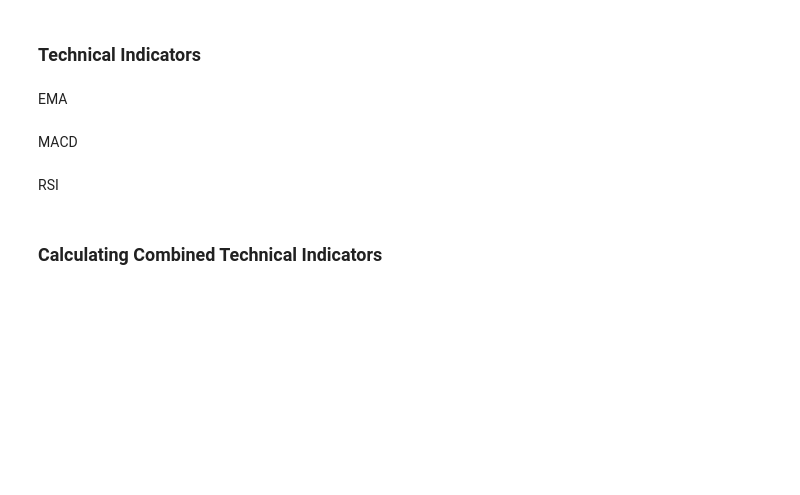
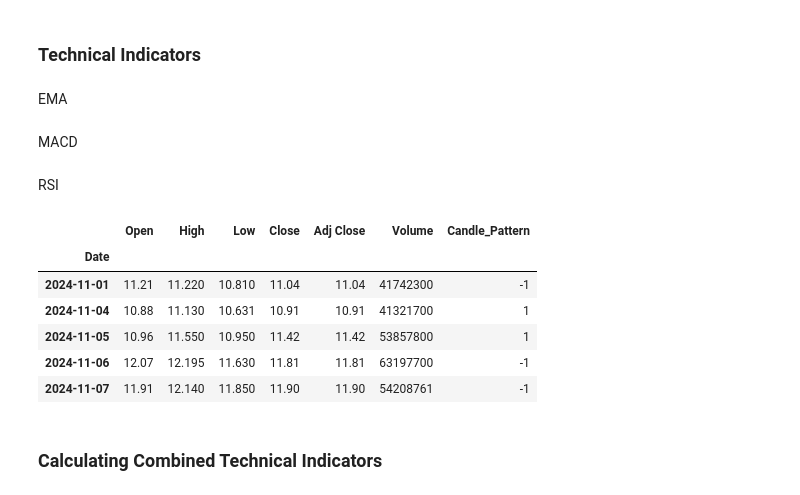
Before and after one commit to rindelicato/stock_technical_analysis, a Jupyter notebook: stock_technical_anaylsis.ipynb, the cells around one changed output. Drawn from its saved outputs; the diff is of its cells as text; code cells hidden in the pictures; blank space fills up the shorter version.

```diff
--- a/stock_technical_anaylsis.ipynb
+++ b/stock_technical_anaylsis.ipynb
@@ -114,3 +118,25 @@ def rsi(dataset, overbought_level, oversold_level):
+# %%
+'''
+The Candle Pattern function is adding the column Candle_Pattern to the dataframe
+Candle_Pattern is represented by 0 meaing no change, 1 meaning Close is > the Open, -1 Close < the Open indicating which candle to show.
+'''
+
+def candle_pattern(dataset):
+    dataset['Candle_Pattern'] = 0
+    dataset.loc[dataset['Close'] > dataset['Open'], 'Candle_Pattern'] = 1
+    dataset.loc[dataset['Close'] < dataset['Open'], 'Candle_Pattern'] = -1
+    return dataset
+# %%
+candl = candle_pattern(df_daily)
+candl.tail()
+# %% [output]
+|  | Open | High | Low | Close | Adj Close | Volume | Candle_Pattern |
+| Date |  |  |  |  |  |  |  |
+| 2024-11-01 | 11.21 | 11.220 | 10.810 | 11.04 | 11.04 | 41742300 | -1 |
+| 2024-11-04 | 10.88 | 11.130 | 10.631 | 10.91 | 10.91 | 41321700 | 1 |
+| 2024-11-05 | 10.96 | 11.550 | 10.950 | 11.42 | 11.42 | 53857800 | 1 |
+| 2024-11-06 | 12.07 | 12.195 | 11.630 | 11.81 | 11.81 | 63197700 | -1 |
+| 2024-11-07 | 11.91 | 12.140 | 11.850 | 11.90 | 11.90 | 54208761 | -1 |
 # %% [markdown]
 ### Calculating Combined Technical Indicators
 # %%
```
Also changed, not shown: parts of 4 cells of this notebook.
